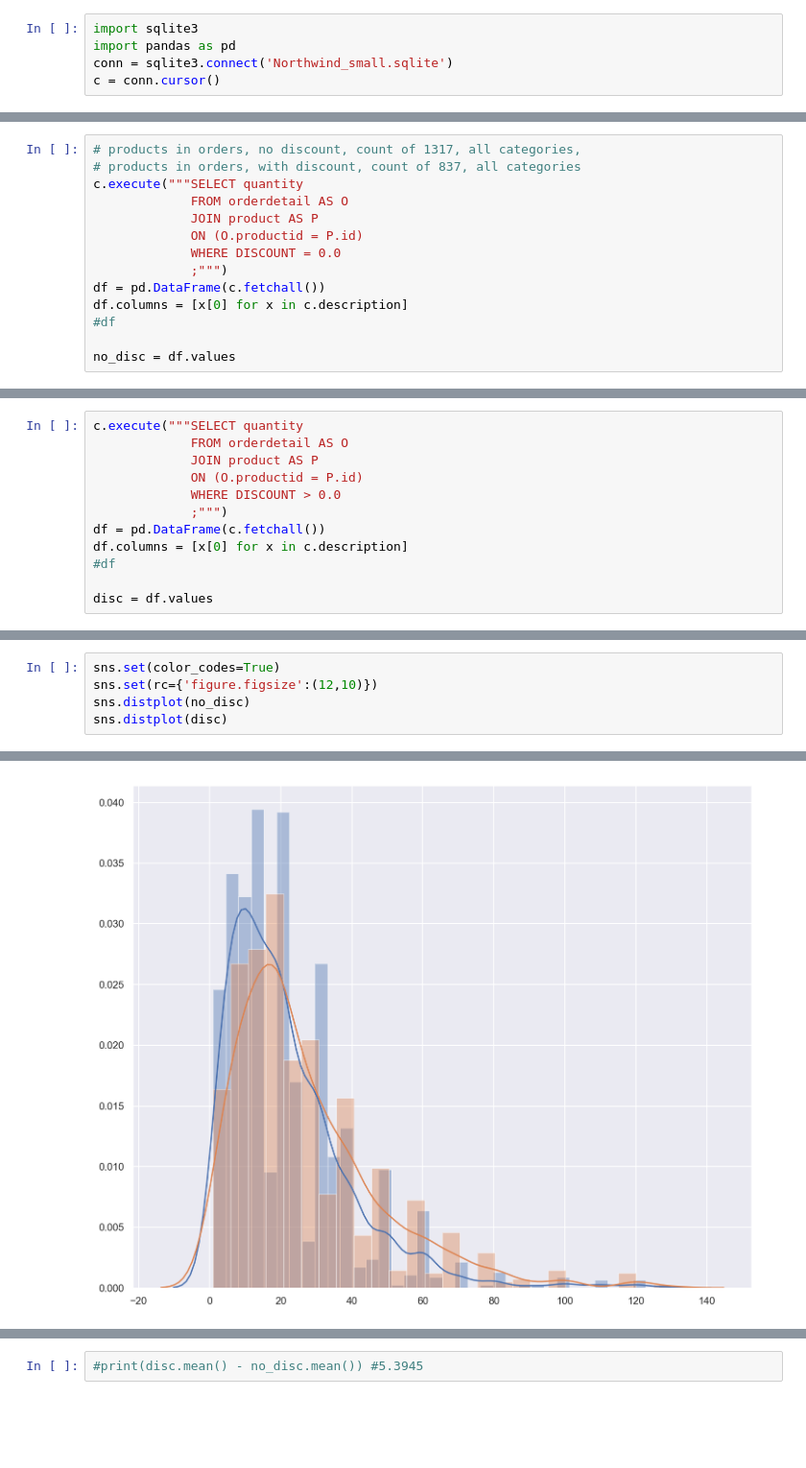
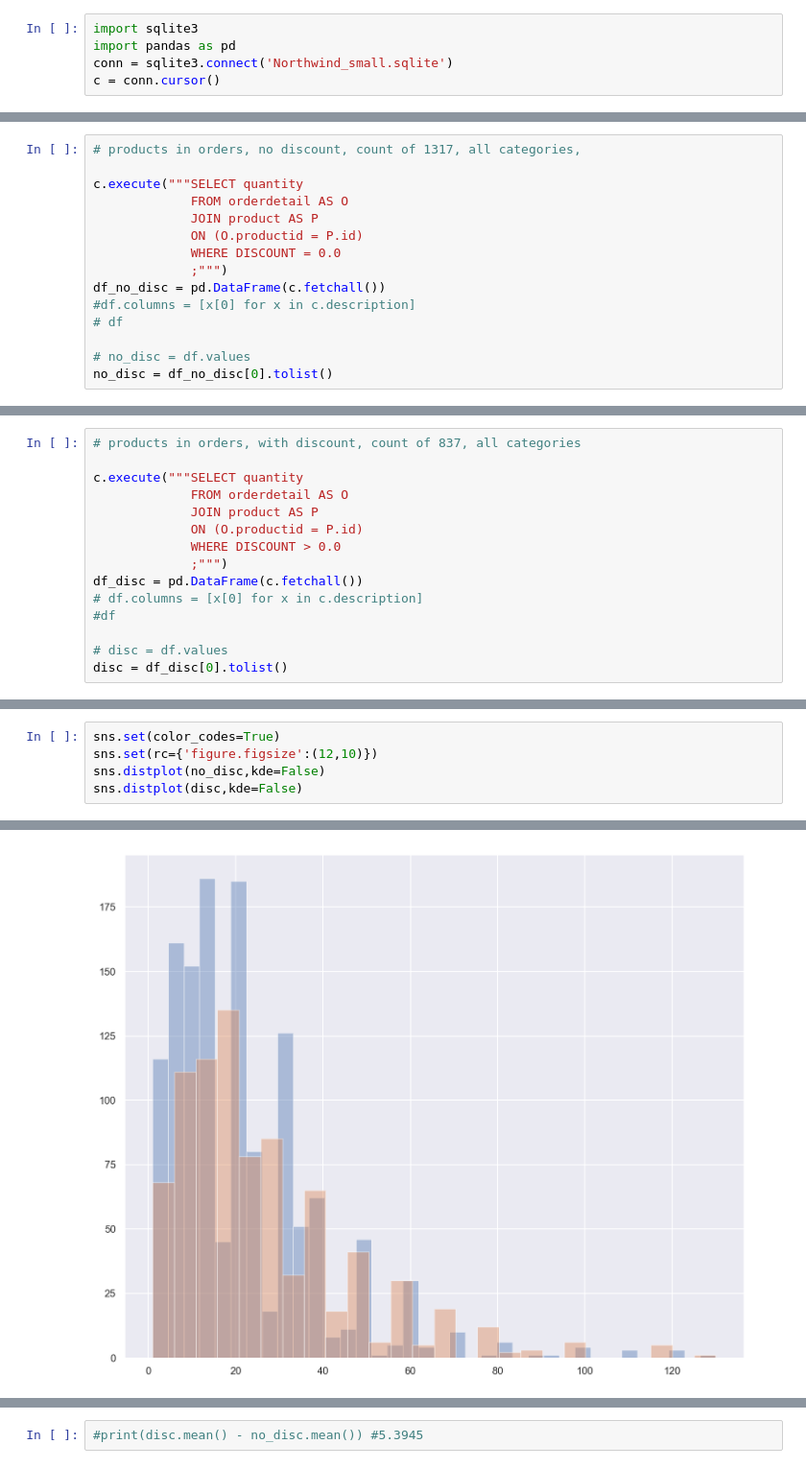
Before and after one commit to AnnikaNoren/dsc-mod-3-project-online-ds-pt-071519, a Jupyter notebook: Project.ipynb, the cells around one changed output, grey strips where cells are left out. Shown at 96% size. Cells and saved outputs as stored; diff of their text form; blank space fills up the shorter version.

```diff
--- a/Project.ipynb
+++ b/Project.ipynb
@@ -153,14 +148,15 @@ df
 # %%
 # products in orders, no discount, count of 1317, all categories,
-# products in orders, with discount, count of 837, all categories
+
 c.execute("""SELECT quantity
              FROM orderdetail AS O
              JOIN product AS P
              ON (O.productid = P.id)
              WHERE DISCOUNT = 0.0
              ;""")
-df = pd.DataFrame(c.fetchall())
-df.columns = [x[0] for x in c.description]
-#df
+df_no_disc = pd.DataFrame(c.fetchall())
+#df.columns = [x[0] for x in c.description]
+# df
 
-no_disc = df.values
+# no_disc = df.values
+no_disc = df_no_disc[0].tolist()
@@ -167,12 +190,15 @@ no_disc = df.values
 # %%
+# products in orders, with discount, count of 837, all categories
+
 c.execute("""SELECT quantity
              FROM orderdetail AS O
              JOIN product AS P
              ON (O.productid = P.id)
              WHERE DISCOUNT > 0.0
              ;""")
-df = pd.DataFrame(c.fetchall())
-df.columns = [x[0] for x in c.description]
+df_disc = pd.DataFrame(c.fetchall())
+# df.columns = [x[0] for x in c.description]
 #df
 
-disc = df.values
+# disc = df.values
+disc = df_disc[0].tolist()
@@ -189,8 +234,8 @@ sns.set_style('whitegrid')
 # %%
 sns.set(color_codes=True)
 sns.set(rc={'figure.figsize':(12,10)})
-sns.distplot(no_disc)
-sns.distplot(disc)
+sns.distplot(no_disc,kde=False)
+sns.distplot(disc,kde=False)
 # %% [output]
 <matplotlib.axes._subplots.AxesSubplot at 0x...>
-[figure, old version]
+[figure, new version]
```
Also changed, not shown: parts of 47 cells of this notebook.
